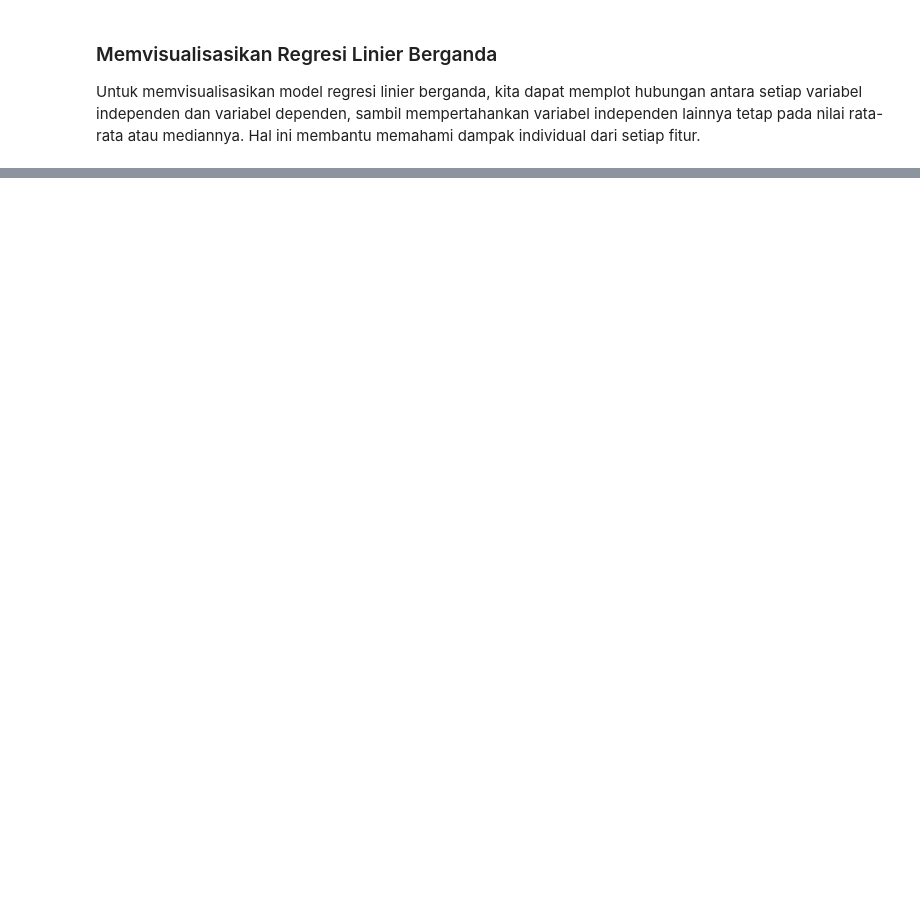
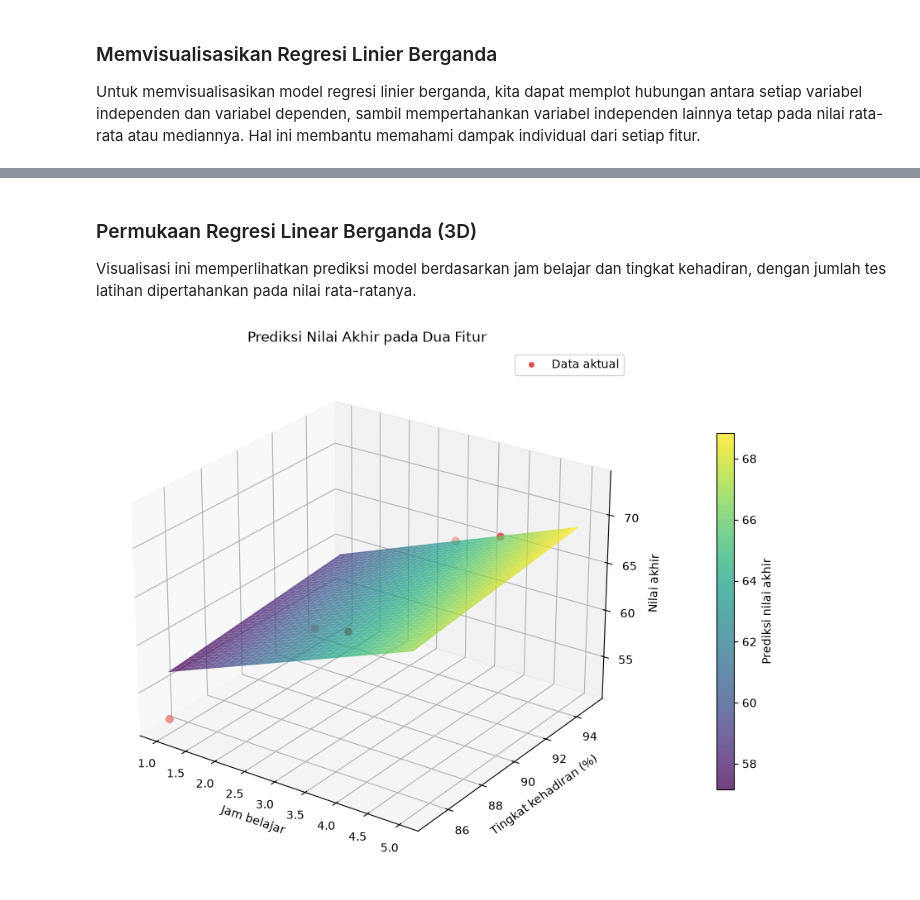
Before and after one commit to harrisariefkamis/PROJECT-DATA-SCIENTIST, a Jupyter notebook: CASE_STUDY_MODEL_REGRESI_LINEAR.ipynb, the cells around one changed output, grey strips where cells are left out. Drawn from its saved outputs; the diff is of its cells as text; code cells hidden in the pictures; blank space fills up the shorter version.

```diff
--- a/CASE_STUDY_MODEL_REGRESI_LINEAR.ipynb
+++ b/CASE_STUDY_MODEL_REGRESI_LINEAR.ipynb
@@ -210,0 +176,66 @@ plt.show()
+# %% [markdown]
+### Permukaan Regresi Linear Berganda (3D)
+
+Visualisasi ini memperlihatkan prediksi model berdasarkan jam belajar dan tingkat kehadiran, dengan jumlah tes latihan dipertahankan pada nilai rata-ratanya.
+# %%
+hours_grid, attendance_grid = np.meshgrid(
+    np.linspace(df["Hours_Studied"].min(), df["Hours_Studied"].max(), 40),
+    np.linspace(df["Attendance_Rate"].min(), df["Attendance_Rate"].max(), 40),
+)
+practice_tests_mean = X["Practice_Tests_Taken"].mean()
+
+surface_features = pd.DataFrame(
+    {
+        "Hours_Studied": hours_grid.ravel(),
+        "Attendance_Rate": attendance_grid.ravel(),
+        "Practice_Tests_Taken": np.full(hours_grid.size, practice_tests_mean),
+    }
+).loc[:, FEATURE_COLUMNS]
+predicted_surface = model.predict(surface_features).reshape(hours_grid.shape)
+
+fig = plt.figure(figsize=(9, 7))
+ax = fig.add_subplot(111, projection="3d")
+surface = ax.plot_surface(
+    hours_grid,
+    attendance_grid,
+    predicted_surface,
+    cmap="viridis",
+    alpha=0.75,
+    linewidth=0,
+    antialiased=True,
+)
+ax.scatter(
+    df["Hours_Studied"],
+    df["Attendance_Rate"],
+    y,
+    color="#D9534F",
+    edgecolor="white",
+    linewidth=0.6,
+    s=60,
+    label="Data aktual",
+)
+
+ax.set(
+    xlabel="Jam belajar",
+    ylabel="Tingkat kehadiran (%)",
+    zlabel="Nilai akhir",
+    title="Prediksi Nilai Akhir pada Dua Fitur",
+)
+ax.view_init(elev=25, azim=-55)
+ax.legend(handles=[
+    Line2D(
+        [0],
+        [0],
+        marker="o",
+        color="none",
+        markerfacecolor="#D9534F",
+        markeredgecolor="white",
+        label="Data aktual",
+    )
+])
+colorbar = fig.colorbar(surface, ax=ax, shrink=0.65, pad=0.12)
+colorbar.set_label("Prediksi nilai akhir")
+fig.tight_layout()
+plt.show()
+# %% [output]
+[figure, added]
```
Also changed, not shown: parts of 10 cells of this notebook, 9 other files.
